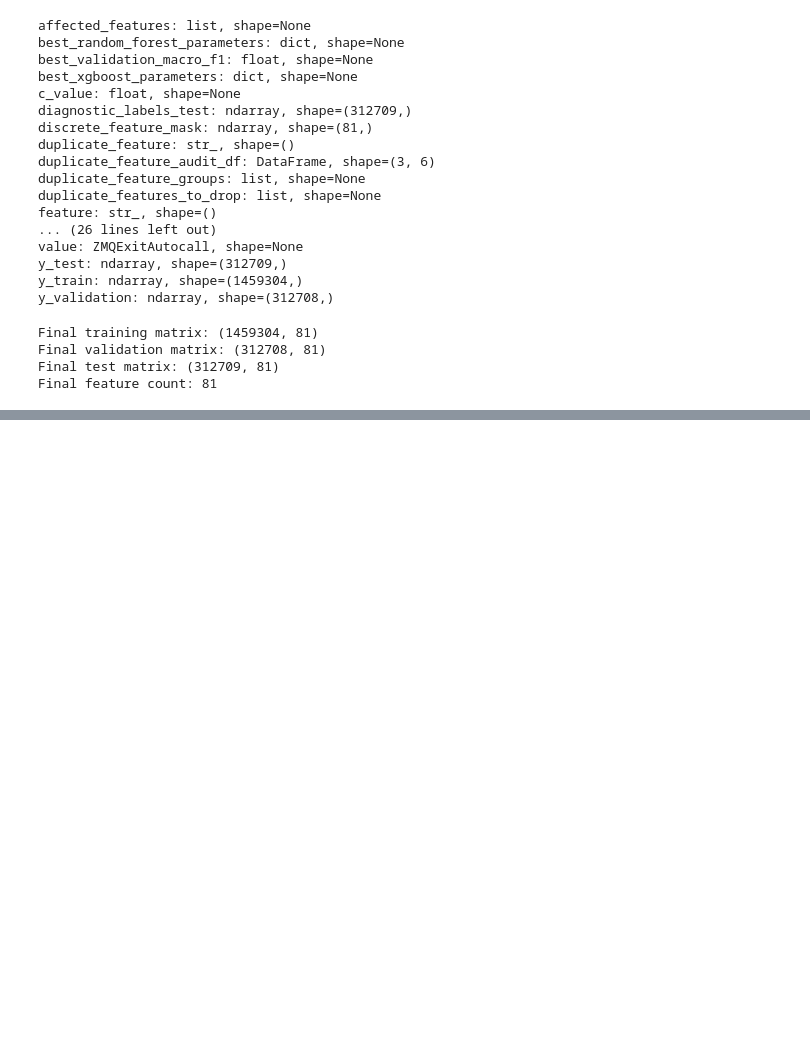
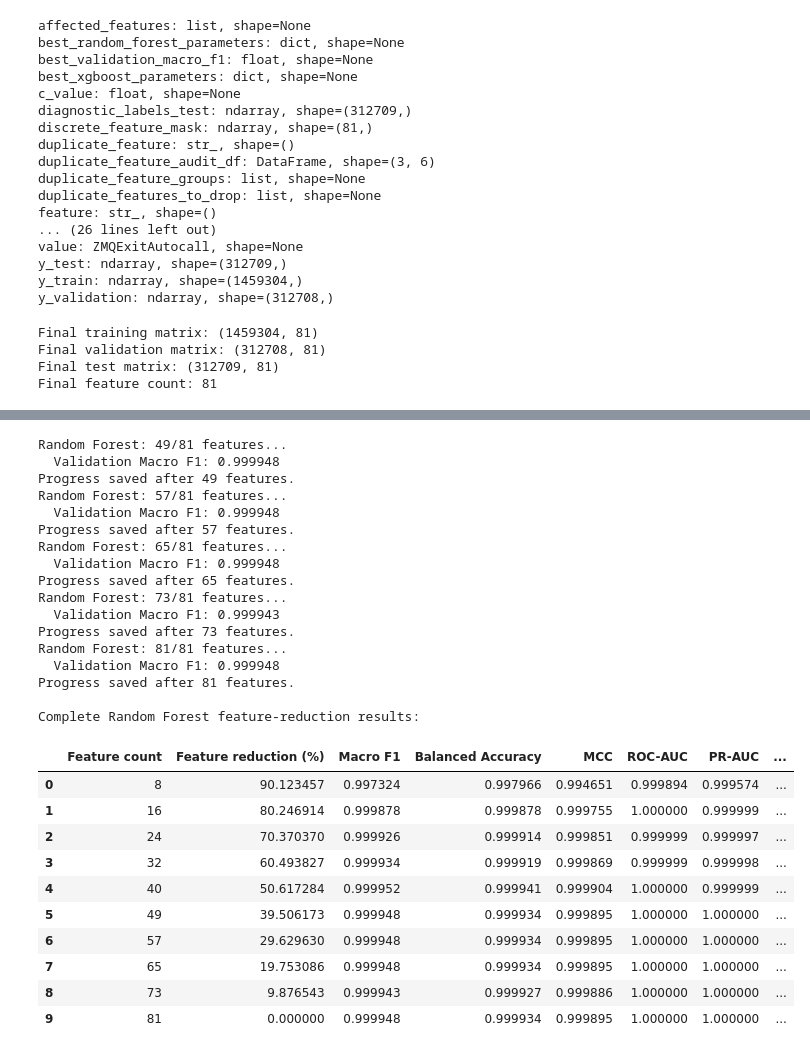
Before and after one commit to CharalampiaKal/cicids2017-progressive-feature-reduction, a Jupyter notebook: notebooks/01_data_audit_and_cleaning.ipynb, the cells around one changed output, grey strips where cells are left out. Cells and saved outputs as stored; diff of their text form; code cells hidden in the pictures; blank space fills up the shorter version.

Commit message:
Complete Random Forest progressive reduction

```diff
--- a/notebooks/01_data_audit_and_cleaning.ipynb
+++ b/notebooks/01_data_audit_and_cleaning.ipynb
@@ -2287,0 +2292,78 @@ Final feature count: 81
+# %%
+# Random Forest progressive-reduction curve: batch 2
+from sklearn.ensemble import RandomForestClassifier
+from time import perf_counter
+import gc
+
+remaining_random_forest_counts = initial_feature_counts[5:]
+
+for feature_count in remaining_random_forest_counts:
+    random_forest_feature_curve_records = (
+        run_random_forest_feature_counts(
+            [int(feature_count)],
+            random_forest_feature_curve_records
+        )
+    )
+
+    random_forest_feature_curve_df = (
+        pd.DataFrame(random_forest_feature_curve_records)
+        .sort_values("Feature count")
+        .reset_index(drop=True)
+    )
+
+    random_forest_feature_curve_df.to_csv(
+        "/content/random_forest_feature_curve_progress.csv",
+        index=False
+    )
+
+    print(
+        f"Progress saved after {int(feature_count)} features."
+    )
+
+print("\nComplete Random Forest feature-reduction results:")
+
+display(
+    random_forest_feature_curve_df[
+        [
+            "Feature count",
+            "Feature reduction (%)",
+            "Macro F1",
+            "Balanced Accuracy",
+            "MCC",
+            "ROC-AUC",
+            "PR-AUC",
+            "Benign FPR",
+            "Fit time (s)",
+            "Prediction time (s)"
+        ]
+    ]
+)
+# %% [output]
+Random Forest: 49/81 features...
+  Validation Macro F1: 0.999948
+Progress saved after 49 features.
+Random Forest: 57/81 features...
+  Validation Macro F1: 0.999948
+Progress saved after 57 features.
+Random Forest: 65/81 features...
+  Validation Macro F1: 0.999948
+Progress saved after 65 features.
+Random Forest: 73/81 features...
+  Validation Macro F1: 0.999943
+Progress saved after 73 features.
+Random Forest: 81/81 features...
+  Validation Macro F1: 0.999948
+Progress saved after 81 features.
+
+Complete Random Forest feature-reduction results:
+|  | Feature count | Feature reduction (%) | Macro F1 | Balanced Accuracy | MCC | ROC-AUC | PR-AUC | ... |
+| 0 | 8 | 90.123457 | 0.997324 | 0.997966 | 0.994651 | 0.999894 | 0.999574 | ... |
+| 1 | 16 | 80.246914 | 0.999878 | 0.999878 | 0.999755 | 1.000000 | 0.999999 | ... |
+| 2 | 24 | 70.370370 | 0.999926 | 0.999914 | 0.999851 | 0.999999 | 0.999997 | ... |
+| 3 | 32 | 60.493827 | 0.999934 | 0.999919 | 0.999869 | 0.999999 | 0.999998 | ... |
+| 4 | 40 | 50.617284 | 0.999952 | 0.999941 | 0.999904 | 1.000000 | 0.999999 | ... |
+| 5 | 49 | 39.506173 | 0.999948 | 0.999934 | 0.999895 | 1.000000 | 1.000000 | ... |
+| 6 | 57 | 29.629630 | 0.999948 | 0.999934 | 0.999895 | 1.000000 | 1.000000 | ... |
+| 7 | 65 | 19.753086 | 0.999948 | 0.999934 | 0.999895 | 1.000000 | 1.000000 | ... |
+| 8 | 73 | 9.876543 | 0.999943 | 0.999927 | 0.999886 | 1.000000 | 1.000000 | ... |
+| 9 | 81 | 0.000000 | 0.999948 | 0.999934 | 0.999895 | 1.000000 | 1.000000 | ... |
```
Also changed, not shown: parts of 3 cells of this notebook.
